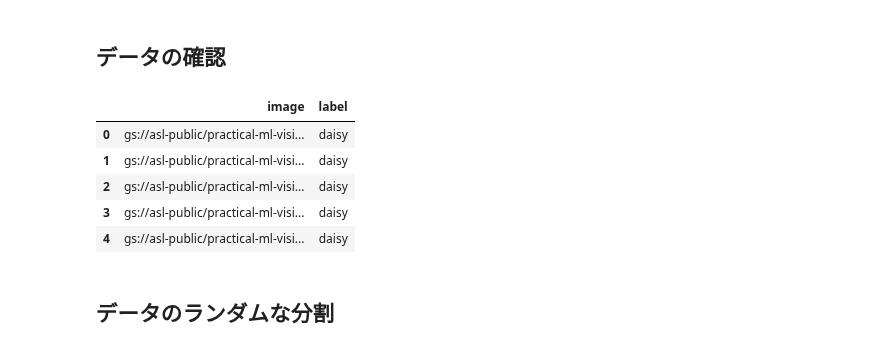
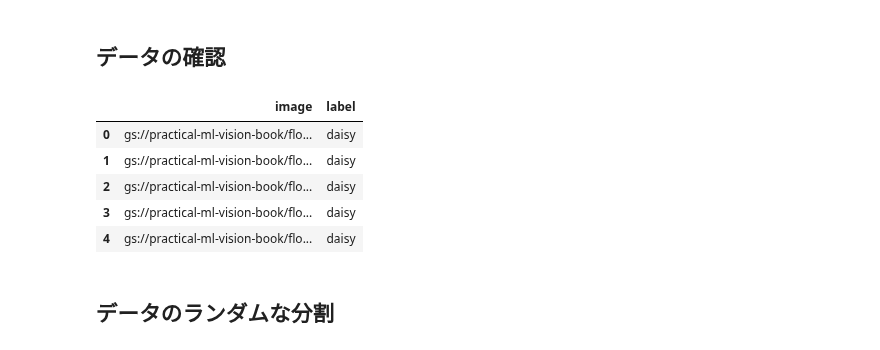
Before and after one commit to takumiohym/practical-ml-vision-book-ja, a Jupyter notebook: 05_create_dataset/05_split_tfrecord.ipynb, the cells around one changed output. Cells and saved outputs as stored; diff of their text form; code cells hidden in the pictures.

```diff
--- a/05_create_dataset/05_split_tfrecord.ipynb
+++ b/05_create_dataset/05_split_tfrecord.ipynb
@@ -62,15 +62,15 @@ BUCKET = "BUCKET_NAME"
 # %% [markdown]
 ## データの確認
 # %%
-df = pd.read_csv('gs://asl-public/practical-ml-vision-book/flowers_5_jpeg/flower_photos/all_data.csv', names=['image','label'])
+df = pd.read_csv('gs://practical-ml-vision-book/flowers_5_jpeg/flower_photos/all_data.csv', names=['image','label'])
 df.head()
 # %% [output]
 |  | image | label |
-| 0 | gs://asl-public/practical-ml-visi... | daisy |
-| 1 | gs://asl-public/practical-ml-visi... | daisy |
-| 2 | gs://asl-public/practical-ml-visi... | daisy |
-| 3 | gs://asl-public/practical-ml-visi... | daisy |
-| 4 | gs://asl-public/practical-ml-visi... | daisy |
+| 0 | gs://practical-ml-vision-book/flo... | daisy |
+| 1 | gs://practical-ml-vision-book/flo... | daisy |
+| 2 | gs://practical-ml-vision-book/flo... | daisy |
+| 3 | gs://practical-ml-vision-book/flo... | daisy |
+| 4 | gs://practical-ml-vision-book/flo... | daisy |
 # %% [markdown]
 ## データのランダムな分割
 # %%
```
Also changed, not shown: parts of 6 cells of this notebook, 50 other files.
